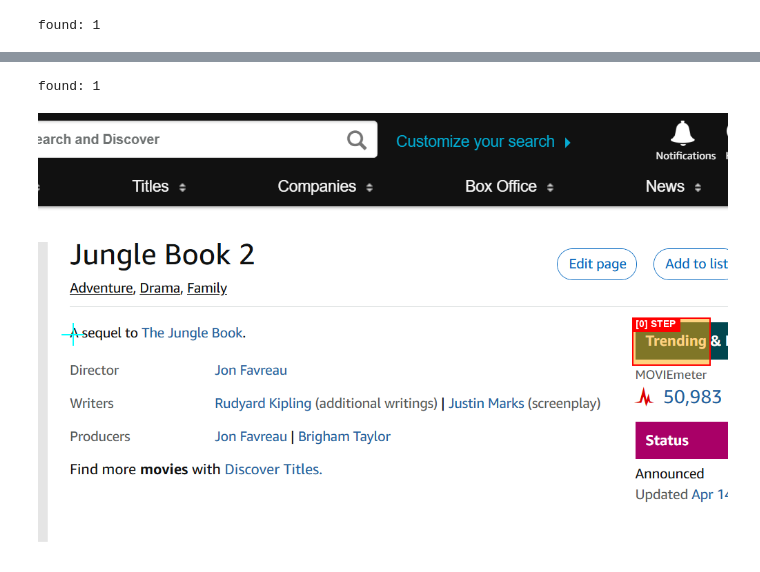
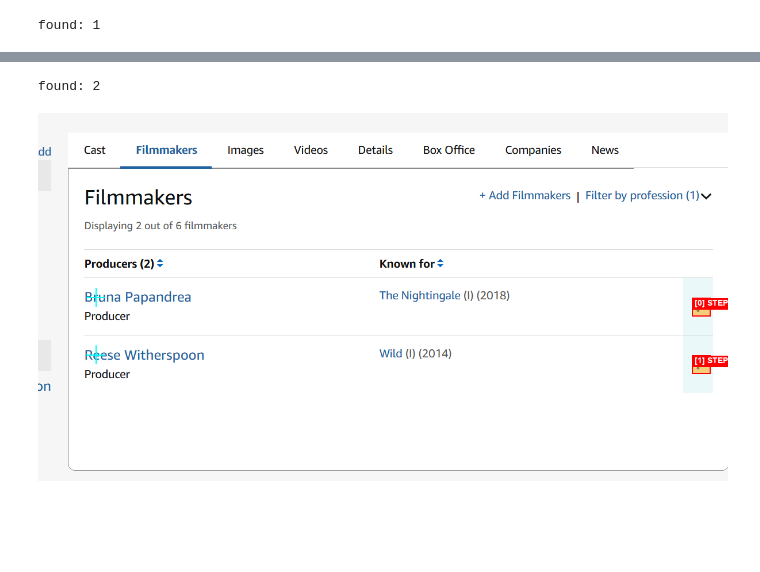
Before and after one commit to KKallas/Pyperiscope, a Jupyter notebook: prototype/server/imdb-collection-draft/_factory.ipynb, the cells around one changed output, grey strips where cells are left out. Drawn from its saved outputs; the diff is of its cells as text; code cells hidden in the pictures; blank space fills up the shorter version.

```diff
--- a/prototype/server/imdb-collection-draft/_factory.ipynb
+++ b/prototype/server/imdb-collection-draft/_factory.ipynb
@@ -58,7 +59,7 @@ step.generate_scope_string()
 # %%
-step = Scope(mouse_offset=(863, 455), area_offset=(811, -24), area_size=(113, 69), crop_offset=(450,0), crop_size=(1000,640))
+step = Scope(mouse_offset=(825, 967), area_offset=(1037, 1), area_size=(32, 32), crop_size=(1200, 320), crop_offset=(500,0))
 step.find(confidence=0.9)
 step.draw_found()
 # %% [output]
-found: 1
+found: 2
-[figure, old version]
+[figure, new version]
```
Also changed, not shown: parts of 8 cells of this notebook, 19 other files.
